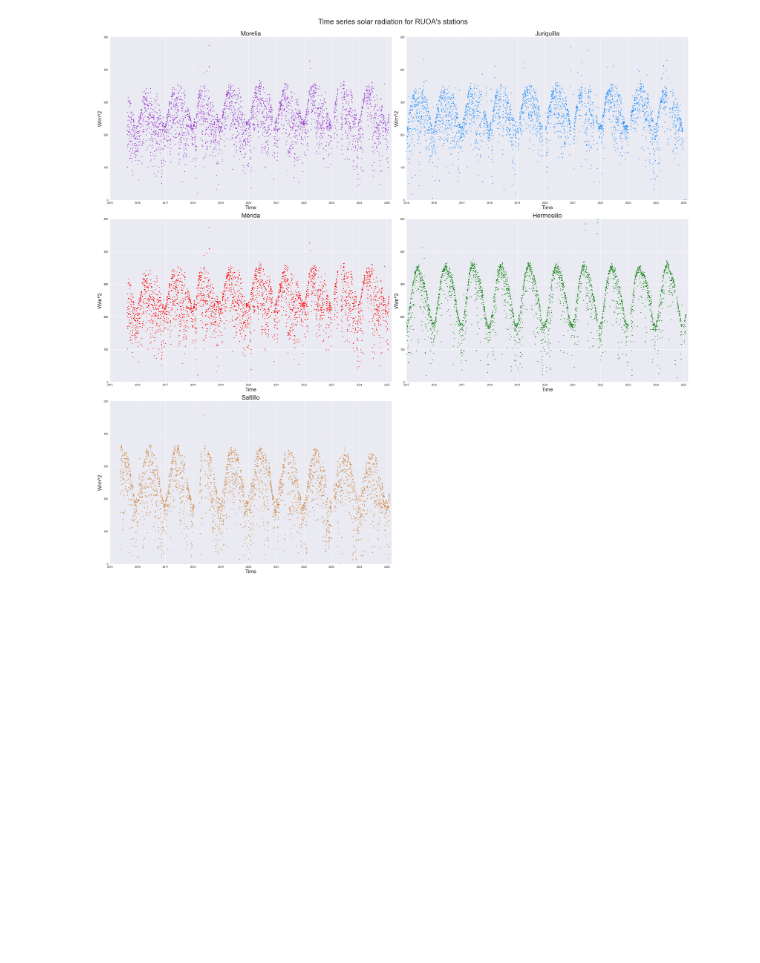
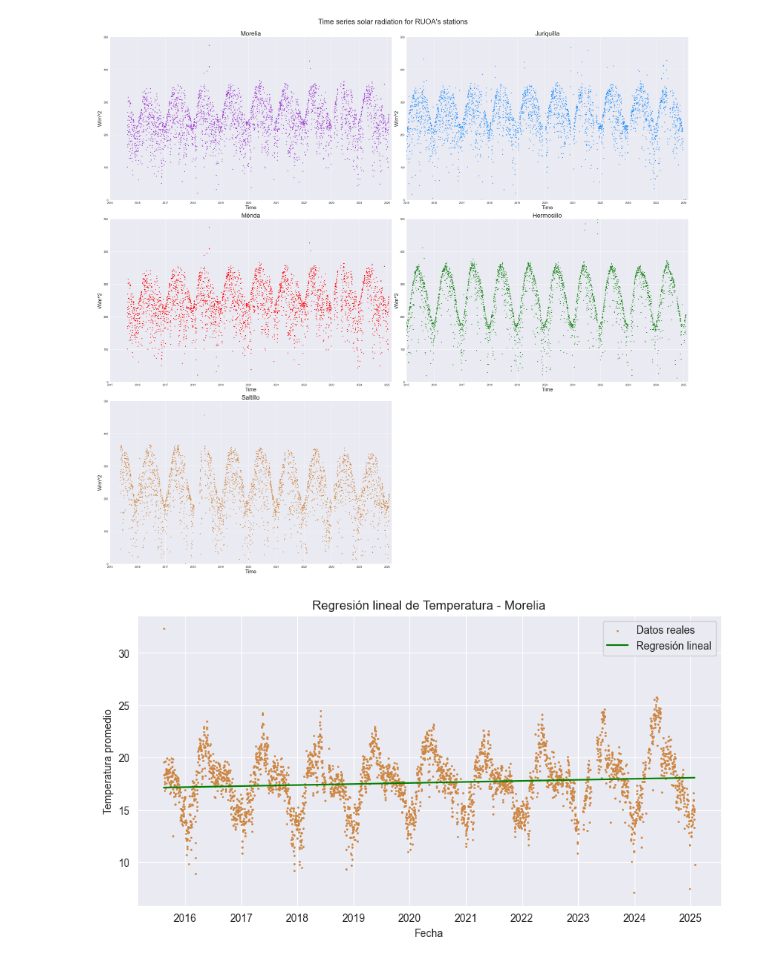
Before and after one commit to arnoldtics/Atmospheric_Data_Insights, a Jupyter notebook: LAIDEA/CombinedRecords/MultipleCities.ipynb, the cells around one changed output. Saved outputs shown, nothing was run; the diff lists cells and outputs as text; code cells hidden in the pictures; blank space fills up the shorter version.

Commit message:
Solar radiation and temperature regression

```diff
--- a/LAIDEA/CombinedRecords/MultipleCities.ipynb
+++ b/LAIDEA/CombinedRecords/MultipleCities.ipynb
@@ -184,0 +188,18 @@ plt.show()
+# %%
+morelia["TimeOrdinal"] = morelia["Time"].map(datetime.toordinal)
+juriquilla["TimeOrdinal"] = juriquilla["Time"].map(datetime.toordinal)
+merida["TimeOrdinal"] = merida["Time"].map(datetime.toordinal)
+hermosillo["TimeOrdinal"] = hermosillo["Time"].map(datetime.toordinal)
+saltillo["TimeOrdinal"] = saltillo["Time"].map(datetime.toordinal)
+# %%
+X_morelia = morelia["TimeOrdinal"].values
+Y_morelia = morelia["Temp_Avg"].values
+
+maskMorelia = ~np.isnan(Y_morelia)
+X_morelia = X_morelia[maskMorelia]
+Y_morelia = Y_morelia[maskMorelia]
+
+modelMorelia = LinearRegression()
+modelMorelia.fit(X_morelia.reshape(-1,1), Y_morelia.reshape(-1,1))
+
+Y_pred_morelia = modelMorelia.predict(X_morelia.reshape(-1,1))
@@ -184,0 +262,12 @@ plt.show()
+# %%
+plt.figure(figsize=(10, 5))
+plt.scatter(morelia["Time"][maskMorelia], Y_morelia, s=1, color="peru", label="Datos reales")
+plt.plot(morelia["Time"][maskMorelia], Y_pred_morelia, color="green", label="Regresión lineal")
+plt.title("Regresión lineal de Temperatura - Morelia")
+plt.xlabel("Fecha")
+plt.ylabel("Temperatura promedio")
+plt.legend()
+plt.grid(True)
+plt.show()
+# %% [output]
+[figure, added]
```
Also changed, not shown: parts of 13 cells of this notebook, 2 other files.
